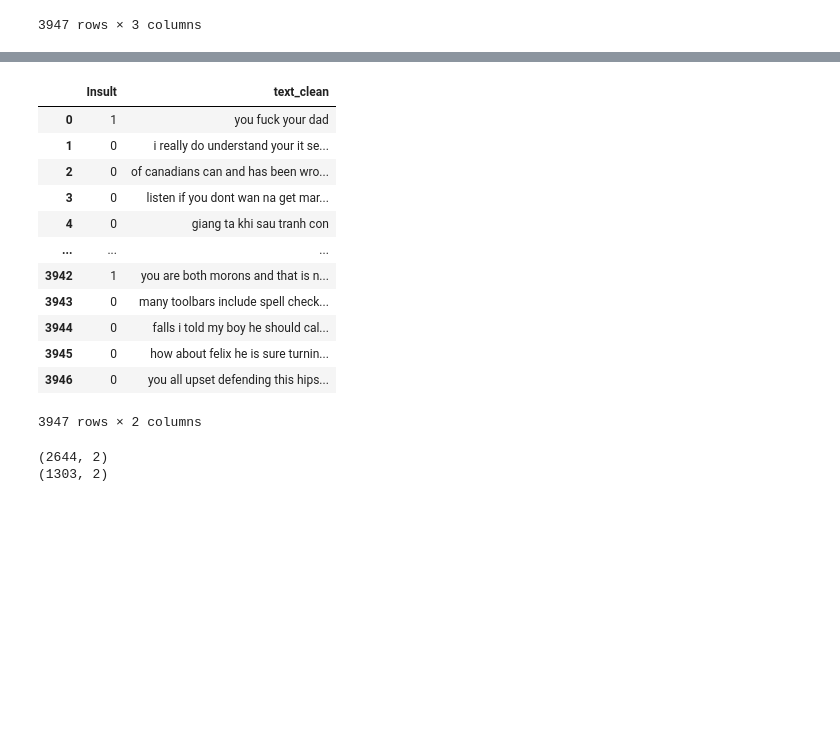
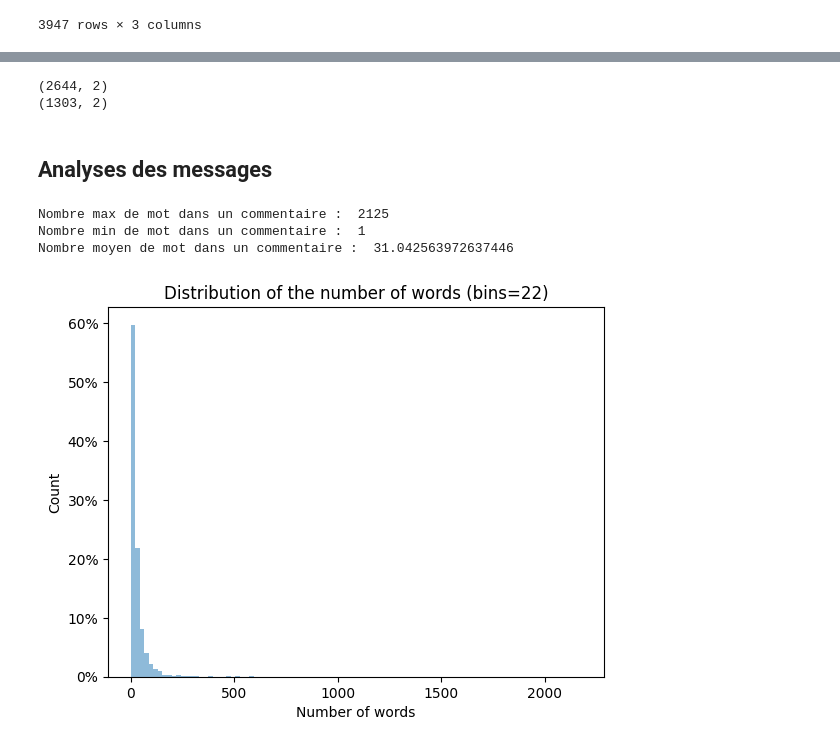
Before and after one commit to Mouni0816/OnlineInsultDetection, a Jupyter notebook: Notebooks/1_Cleaning.ipynb, the cells around one changed output, grey strips where cells are left out. Drawn from its saved outputs; the diff is of its cells as text; code cells hidden in the pictures; blank space fills up the shorter version.

Commit message:
Analyse et modèle NN avec embedding

```diff
--- a/Notebooks/1_Cleaning.ipynb
+++ b/Notebooks/1_Cleaning.ipynb
@@ -71,23 +89,7 @@ df_clean.head(8)
 | 6 | 0 | 20120503012628Z | "Yeah and where are you now?" | yeah and where are you now |
 | 7 | 1 | NaN | "shut the fuck up. you and the re... | shut the fuck up you and the rest... |
 # %%
-df_clean1 = df_clean.drop(["Date", "Comment"], axis=1)
+df_clean1 = df_clean.drop(["Comment"], axis=1)
-# %%
-df_clean1
-# %% [output]
-|  | Insult | text_clean |
-| 0 | 1 | you fuck your dad |
-| 1 | 0 | i really do understand your it se... |
-| 2 | 0 | of canadians can and has been wro... |
-| 3 | 0 | listen if you dont wan na get mar... |
-| 4 | 0 | giang ta khi sau tranh con |
-| ... | ... | ... |
-| 3942 | 1 | you are both morons and that is n... |
-| 3943 | 0 | many toolbars include spell check... |
-| 3944 | 0 | falls i told my boy he should cal... |
-| 3945 | 0 | how about felix he is sure turnin... |
-| 3946 | 0 | you all upset defending this hips... |
-3947 rows × 2 columns
 # %%
 df_train, df_test = train_test_split(df_clean1, test_size=0.33, random_state=42)
 
@@ -101,0 +104,25 @@ df_test.to_csv("../data_models/df_test.csv", index=False)
+# %% [markdown]
+## Analyses des messages
+# %%
+sentences= df_clean1["text_clean"].values.astype(str)
+number_words = [len(words) for words in [sentence.split(" ") for sentence in sentences]]
+
+print("Nombre max de mot dans un commentaire : ", max(number_words))
+print("Nombre min de mot dans un commentaire : ", min(number_words))
+print("Nombre moyen de mot dans un commentaire : ", mean(number_words))
+# %% [output]
+Nombre max de mot dans un commentaire :  2125
+Nombre min de mot dans un commentaire :  1
+Nombre moyen de mot dans un commentaire :  31.042563972637446
+# %%
+bins = [ 22*i for i in range(0, 100)]
+
+plt.hist(number_words, bins=bins, alpha=0.5, weights=np.ones(len(number_words)) / len(number_words))
+plt.gca().yaxis.set_major_formatter(PercentFormatter(1))
+plt.title('Distribution of the number of words (bins=22)')
+plt.xlabel('Number of words')
+plt.ylabel('Count')
+
+plt.show()
+# %% [output]
+[figure, added]
```
Also changed, not shown: parts of 7 cells of this notebook, 6 other files.
